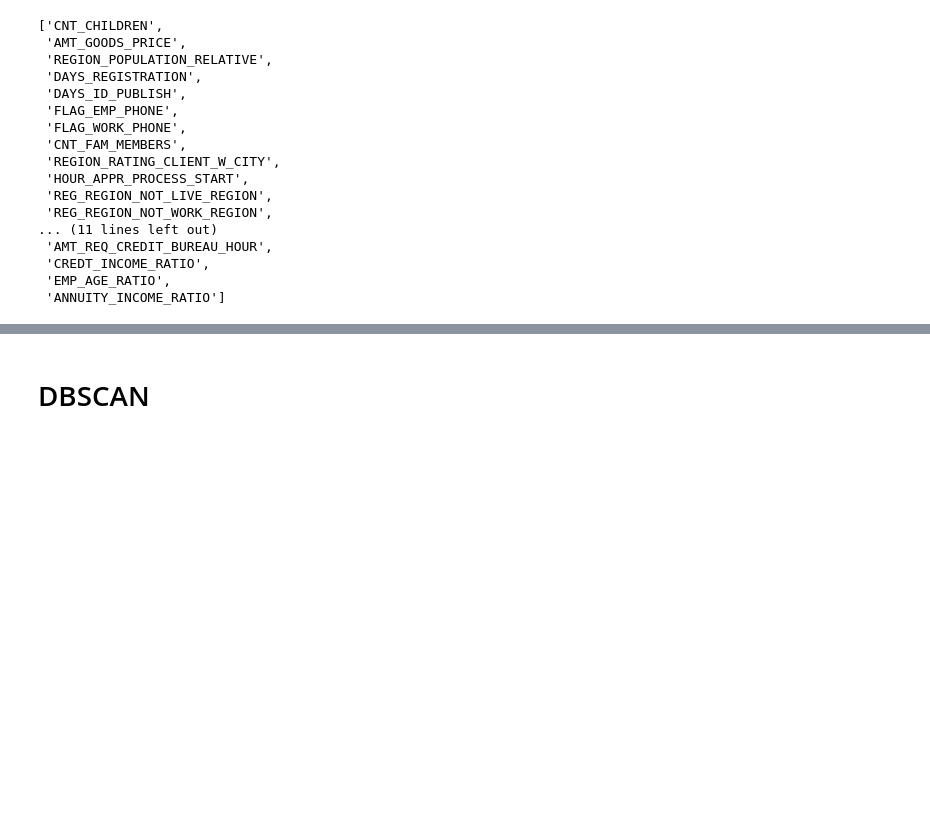
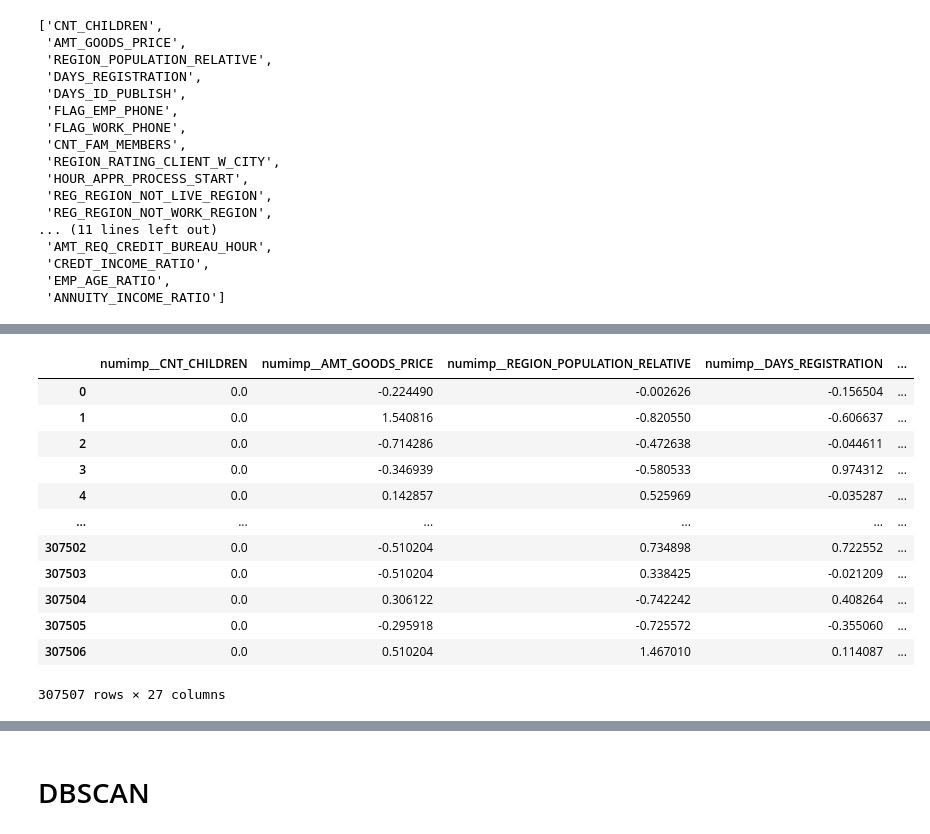
Before and after one commit to Abjaraco/loan_project, a Jupyter notebook: clustering.ipynb, the cells around one changed output, grey strips where cells are left out. Saved outputs shown, nothing was run; the diff lists cells and outputs as text; code cells hidden in the pictures; blank space fills up the shorter version.

```diff
--- a/clustering.ipynb
+++ b/clustering.ipynb
@@ -110,3 +136,24 @@ df_num = pd.DataFrame(df_num)
+# %%
+imputer = ColumnTransformer(transformers=[('numimp', SimpleImputer(strategy='median', add_indicator=False), numerical_cols)],
+                    remainder="passthrough").set_output(transform='pandas')
+
+df_num = imputer.fit_transform(df_num)
+# %%
+df_num
+# %% [output]
+|  | numimp__CNT_CHILDREN | numimp__AMT_GOODS_PRICE | numimp__REGION_POPULATION_RELATIVE | numimp__DAYS_REGISTRATION | ... |
+| 0 | 0.0 | -0.224490 | -0.002626 | -0.156504 | ... |
+| 1 | 0.0 | 1.540816 | -0.820550 | -0.606637 | ... |
+| 2 | 0.0 | -0.714286 | -0.472638 | -0.044611 | ... |
+| 3 | 0.0 | -0.346939 | -0.580533 | 0.974312 | ... |
+| 4 | 0.0 | 0.142857 | 0.525969 | -0.035287 | ... |
+| ... | ... | ... | ... | ... | ... |
+| 307502 | 0.0 | -0.510204 | 0.734898 | 0.722552 | ... |
+| 307503 | 0.0 | -0.510204 | 0.338425 | -0.021209 | ... |
+| 307504 | 0.0 | 0.306122 | -0.742242 | 0.408264 | ... |
+| 307505 | 0.0 | -0.295918 | -0.725572 | -0.355060 | ... |
+| 307506 | 0.0 | 0.510204 | 1.467010 | 0.114087 | ... |
+307507 rows × 27 columns
 # %%
 # Multicollinearity detection
 vif = pd.DataFrame()
```
Also changed, not shown: parts of 12 cells of this notebook.
